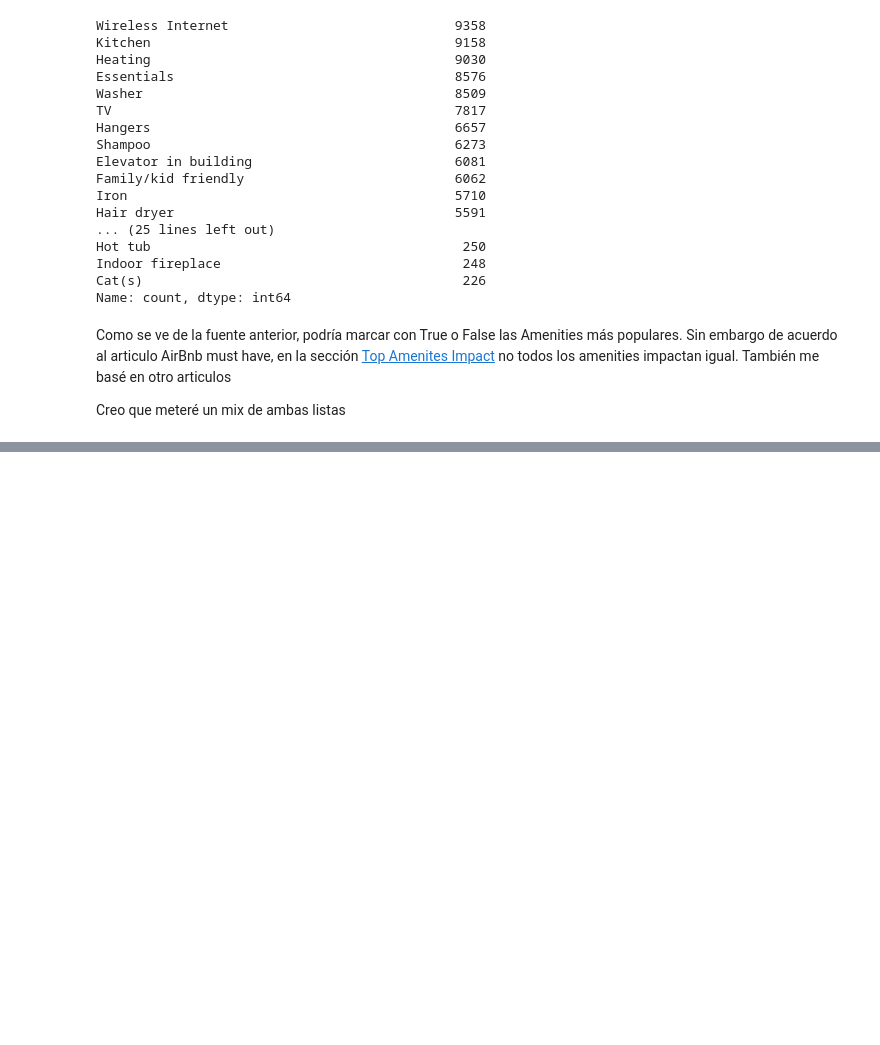
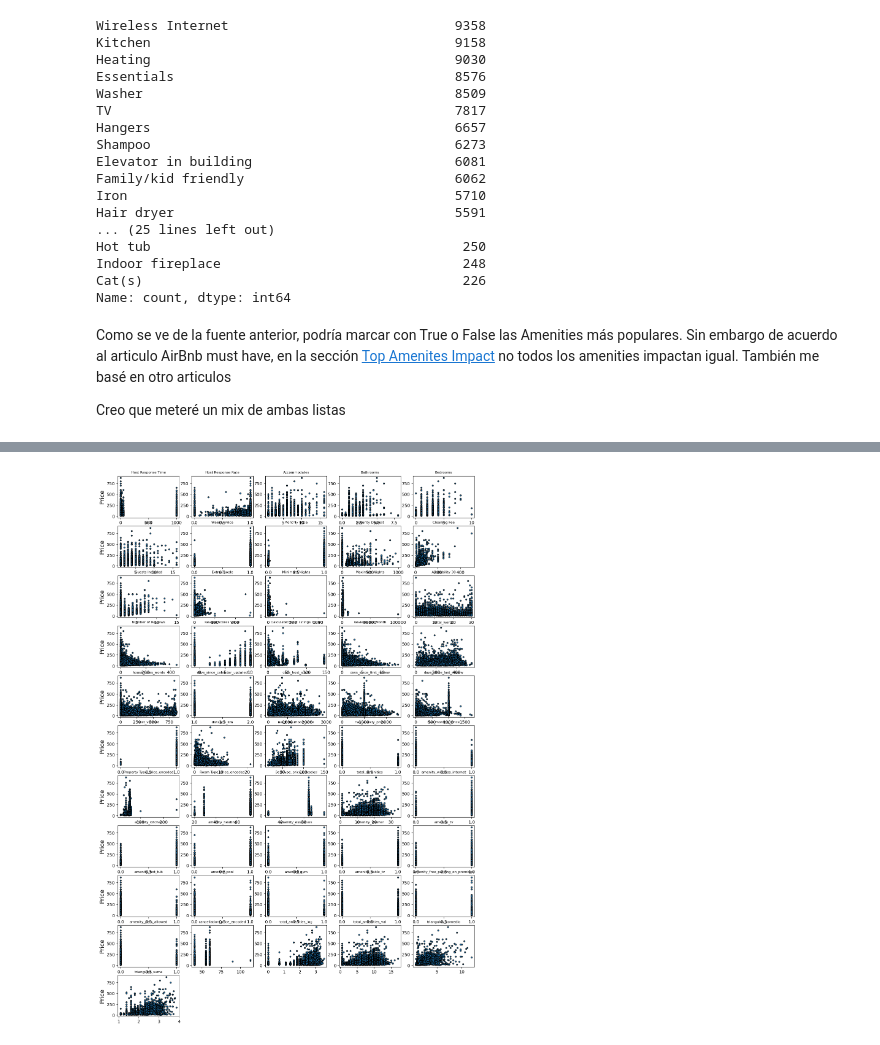
Before and after one commit to Pepe-Padilla/machine-learning-practica, a Jupyter notebook: practica.ipynb, the cells around one changed output, grey strips where cells are left out. Saved outputs shown, nothing was run; the diff lists cells and outputs as text; code cells hidden in the pictures; blank space fills up the shorter version.

```diff
--- a/practica.ipynb
+++ b/practica.ipynb
@@ -1116,0 +1159,8 @@ X_train.describe(include='all').T
+# %%
+# Para los Review Scores, se me ocurre todos a -1 para los nan y 0 para los reviews per Month
+review_cols = ['Review Scores Rating', 'Review Scores Accuracy', 'Review Scores Cleanliness',
+               'Review Scores Checkin', 'Review Scores Communication', 'Review Scores Location',
+               'Review Scores Value']
+X_train[review_cols] = X_train[review_cols].fillna(-1)
+
+X_train['Reviews per Month'] = X_train['Reviews per Month'].fillna(0)
@@ -1139,0 +1331,6 @@ dtype: bool
+# %%
+list_to_drop_corr = ['Host Listings Count', 'Host Total Listings Count', 'Availability 60', 'Availability 90',
+'Availability 365', 'Review Scores Rating', 'Review Scores Accuracy', 'Review Scores Cleanliness', 'Review Scores Checkin',
+'Review Scores Communication', 'Review Scores Location', 'amenity_internet' ]
+
+X_train.drop(columns=list_to_drop_corr, axis=1, inplace=True)
@@ -1139,0 +1353,15 @@ dtype: bool
+# %%
+# Visualización
+plt.figure(figsize=(15, 25))
+i = 0
+for columna in X_train.columns:
+    plt.subplot(12, 5, i + 1)
+    plt.scatter(X_train[columna], y_train, edgecolor='black', s=10)
+    #plt.xlabel(columna, fontsize=8)
+    if i%5 == 0:
+        plt.ylabel("Price", fontsize=14)
+    plt.title(columna,fontsize=8)
+    i = i + 1
+plt.show()
+# %% [output]
+[figure, added]
```
Also changed, not shown: parts of 35 cells of this notebook, 4 other files.
